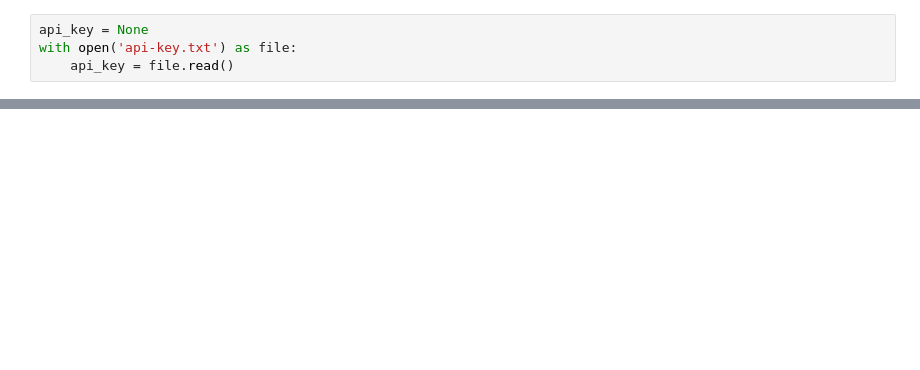
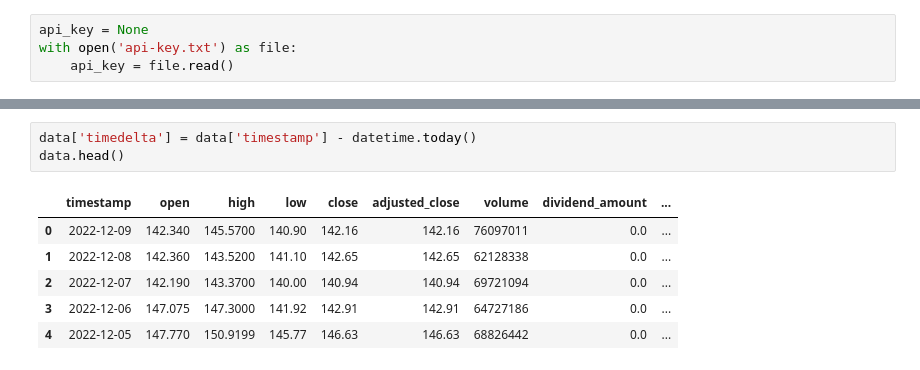
Before and after one commit to nerdmanPc/stock_market_analisys, a Jupyter notebook: exploration.ipynb, the cells around one changed output, grey strips where cells are left out. Saved outputs shown, nothing was run; the diff lists cells and outputs as text; blank space fills up the shorter version.

```diff
--- a/exploration.ipynb
+++ b/exploration.ipynb
@@ -80,0 +68,10 @@ fig.show()
+# %%
+data['timedelta'] = data['timestamp'] - datetime.today()
+data.head()
+# %% [output]
+|  | timestamp | open | high | low | close | adjusted_close | volume | dividend_amount | ... |
+| 0 | 2022-12-09 | 142.340 | 145.5700 | 140.90 | 142.16 | 142.16 | 76097011 | 0.0 | ... |
+| 1 | 2022-12-08 | 142.360 | 143.5200 | 141.10 | 142.65 | 142.65 | 62128338 | 0.0 | ... |
+| 2 | 2022-12-07 | 142.190 | 143.3700 | 140.00 | 140.94 | 140.94 | 69721094 | 0.0 | ... |
+| 3 | 2022-12-06 | 147.075 | 147.3000 | 141.92 | 142.91 | 142.91 | 64727186 | 0.0 | ... |
+| 4 | 2022-12-05 | 147.770 | 150.9199 | 145.77 | 146.63 | 146.63 | 68826442 | 0.0 | ... |
```
Also changed, not shown: parts of 9 cells of this notebook, 2 other files.
